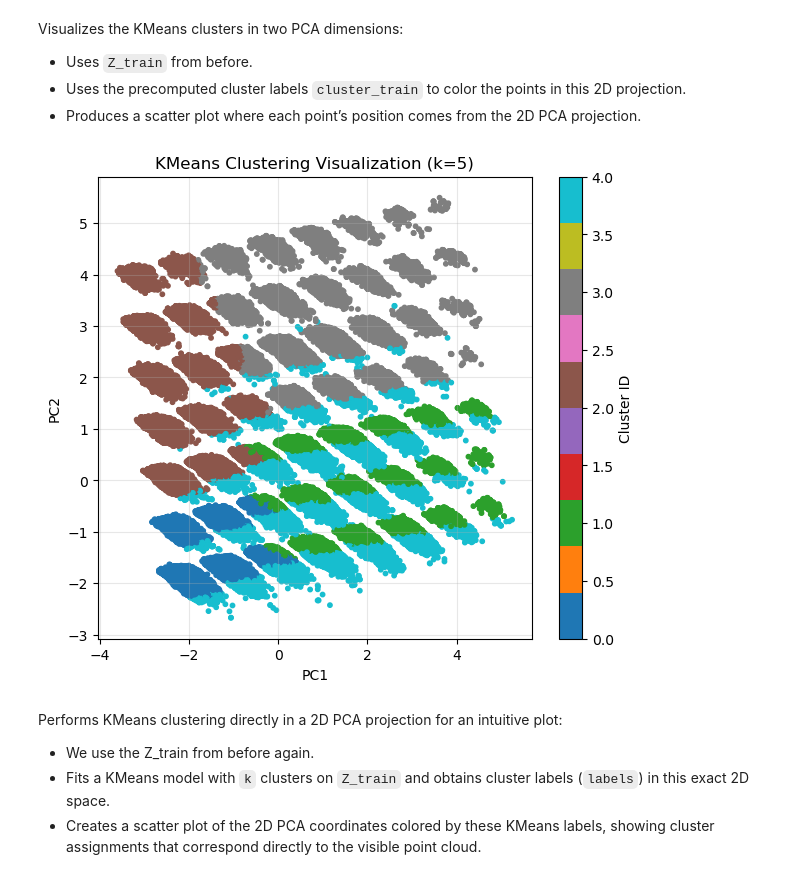
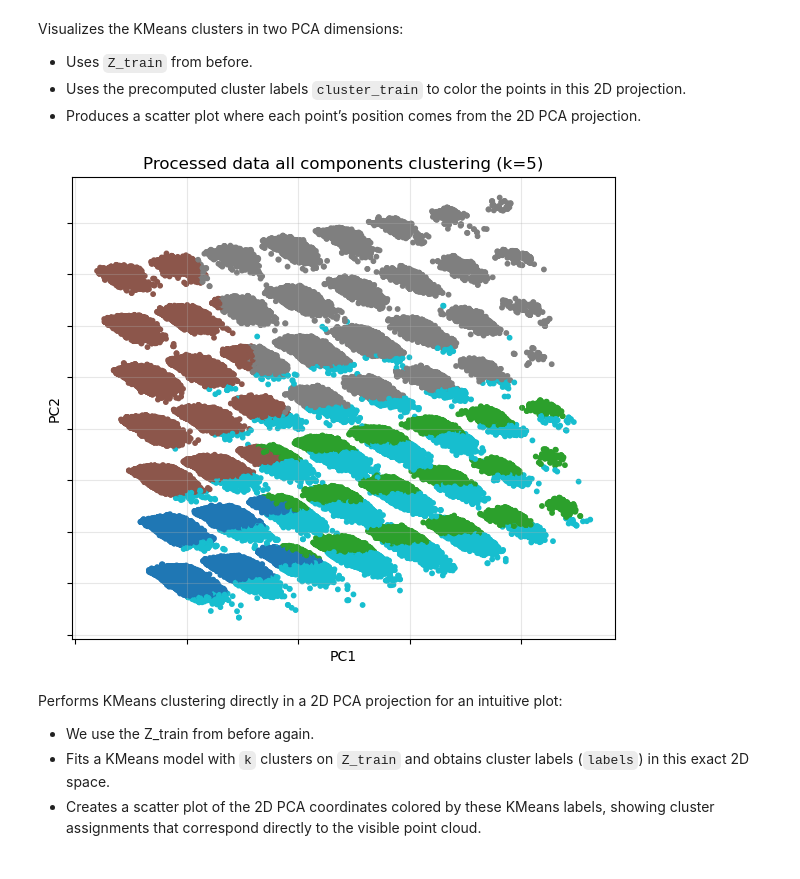
Before and after one commit to mindenki/2025-ITU-MachineLearning-Project-Claims-Risk-zrt, a Jupyter notebook: notebooks/02_PCA_Clustering_proc.ipynb, the cells around one changed output. Drawn from its saved outputs; the diff is of its cells as text; code cells hidden in the pictures.

Commit message:
Refined plots for PCA and clutering for clarity. Created an offset and non offset version of negative binomial model, keeping workflow consistent

```diff
--- a/notebooks/02_PCA_Clustering_proc.ipynb
+++ b/notebooks/02_PCA_Clustering_proc.ipynb
@@ -58,7 +58,7 @@ We then run the full preprocessing and PCA dimensionality-reduction pipeline:
 - Refit PCA with the obtained k and create the transormed data.
 - We print the kept varianec kept.
 # %%
-probe, evr, cum, k = elbow_on_train(X_train, True, 42, 0.9)
+probe, cum, k = elbow_on_train(X_train, True, 42, 0.9)
 reducer = PCA(n_components=k, svd_solver="randomized", iterated_power=7, random_state=42)
 
 Z_train = reducer.fit_transform(X_train)
@@ -151,17 +151,19 @@ Visualizes the KMeans clusters in two PCA dimensions:
 # %%
 viz_pca = PCA(n_components=2, random_state=42)
 proj_2d = viz_pca.fit_transform(Z_train)
 
 plt.figure(figsize=(7,6))
 sc = plt.scatter(proj_2d[:,0], proj_2d[:,1], c=cluster_train, cmap="tab10", s=10)
-plt.title(f"KMeans Clustering Visualization (k={k_best})")
+plt.title(f"Processed data all components clustering (k={k_best})")
 plt.xlabel("PC1")
 plt.ylabel("PC2")
+ax = plt.gca()
+ax.tick_params(labelbottom=False, labelleft=False)
+
 plt.grid(True, alpha=0.3)
-plt.colorbar(sc, label="Cluster ID")
-plt.show()
+plt.show();
 # %% [output]
-[figure, old version]
+[figure, new version]
 # %% [markdown]
 Performs KMeans clustering directly in a 2D PCA projection for an intuitive plot:
 - We use the Z_train from before again.
```
Also changed, not shown: parts of 2 cells of this notebook, 2 other files.
